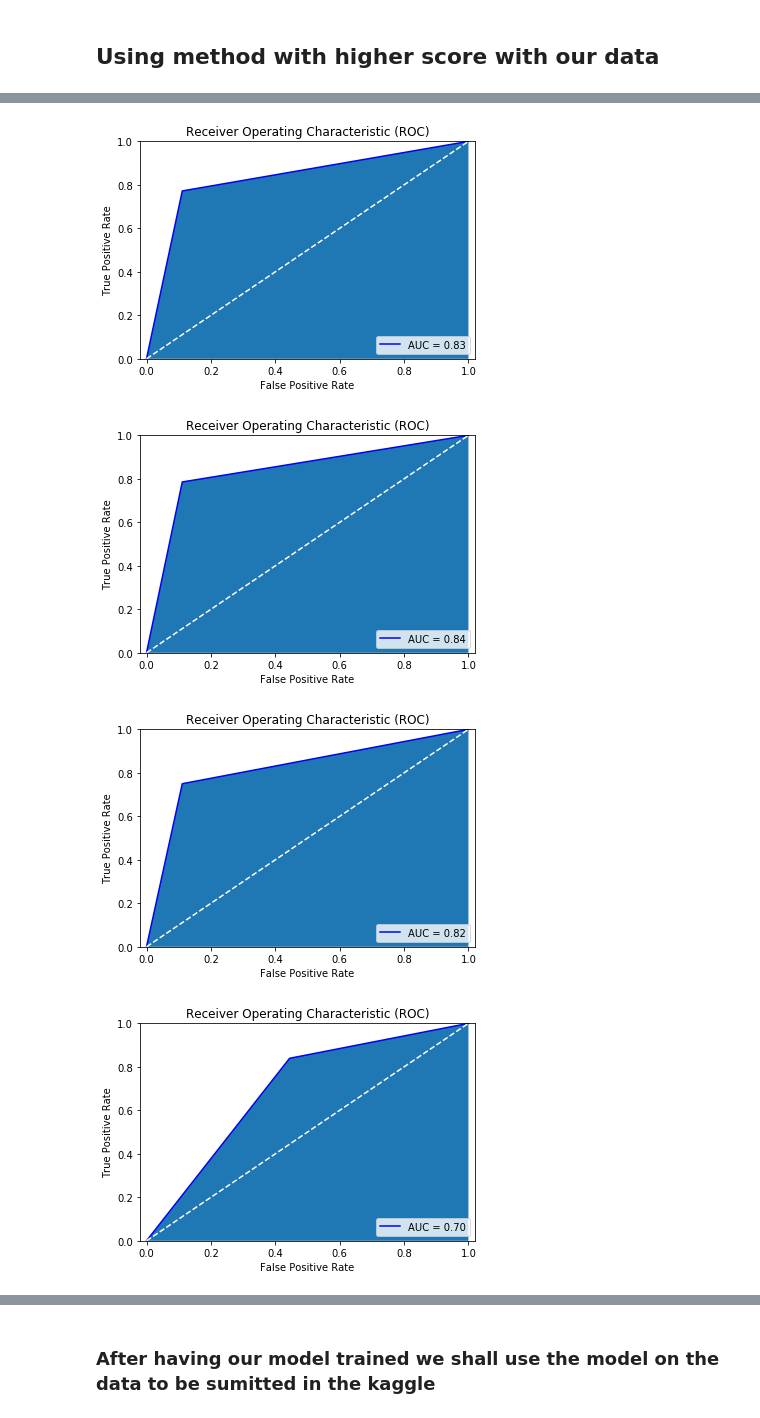
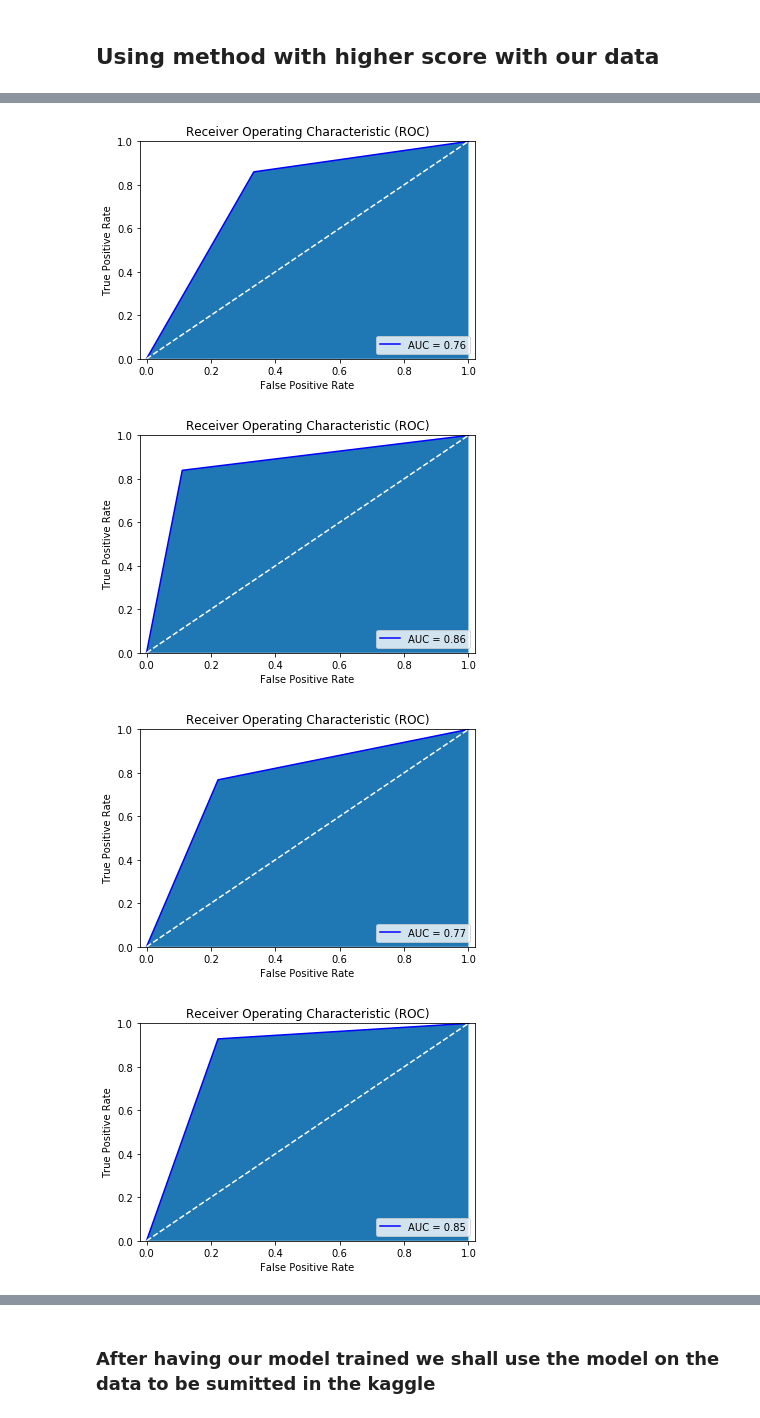
Before and after one commit to EdgarACarneiro/feup-ecac, a Jupyter notebook: project-competition/prediction.ipynb, the cells around one changed output, grey strips where cells are left out. Drawn from its saved outputs; the diff is of its cells as text; code cells hidden in the pictures.

```diff
--- a/project-competition/prediction.ipynb
+++ b/project-competition/prediction.ipynb
@@ -148,7 +147,7 @@ def apply_sampling(algorithm, oversample, undersample):
     if oversample:
         if undersample:
             pipeline = Pipeline([
-                ('sampling', SMOTETomek(random_state = SEED)),
+                ('sampling', SMOTEENN(random_state = SEED)),
                 ('classification', algorithm)
             ])
         else:
@@ -205,7 +200,7 @@ def create_GB():
 K_FOLD_NUM_SPLITS = 5
 USE_PCA = False
 UNDERSAMPLE = False
-OVERSAMPLE = False
+OVERSAMPLE = True
 
 # Pretty printer
 pp = pprint.PrettyPrinter(indent=4)
@@ -546,10 +547,15 @@ classifier = DecisionTreeClassifier(class_weight='balanced',
                                     splitter='best',
                                     random_state=SEED)
 
-
-#classifier = RandomForestClassifier(bootstrap=False, class_weight='balanced', criterion='gini',
-#                                    max_depth=6, max_features='auto', min_samples_leaf=2,
-#                                    min_samples_split=4, n_estimators=8, random_state=SEED)
+classifier = RandomForestClassifier(bootstrap=False,
+                                    class_weight='balanced',
+                                    criterion='gini',
+                                    max_depth=6,
+                                    max_features='auto',
+                                    min_samples_leaf=6,
+                                    min_samples_split=2,
+                                    n_estimators=10,
+                                    random_state=SEED)
 
 # Applying sampling techniques
 classifier = apply_sampling(classifier, OVERSAMPLE, UNDERSAMPLE)
@@ -569,7 +575,7 @@ for train_index, test_index in cv.split(X, y):
     auc = metrics.auc(fpr, tpr)
 
     auc_scores.append(auc)
-    #confusion_matrixes.append(metrics.confusion_matrix(y_test, y_pred).ravel())
+    confusion_matrixes.append(metrics.confusion_matrix(y_test, y_pred).ravel())
 
     plot_roc_auc(fpr, tpr, auc)
 
@@ -587,7 +593,7 @@ elif isinstance(algorithm, RandomForestClassifier):
-[figure, old version]
+[figure, new version]
-[figure, old version]
+[figure, new version]
-[figure, old version]
+[figure, new version]
-[figure, old version]
+[figure, new version]
 # %%
 # Printing the obtained results
 print('Classification Method used:', classifier, '\n')
```
Also changed, not shown: parts of 12 cells of this notebook, 3 other files.
